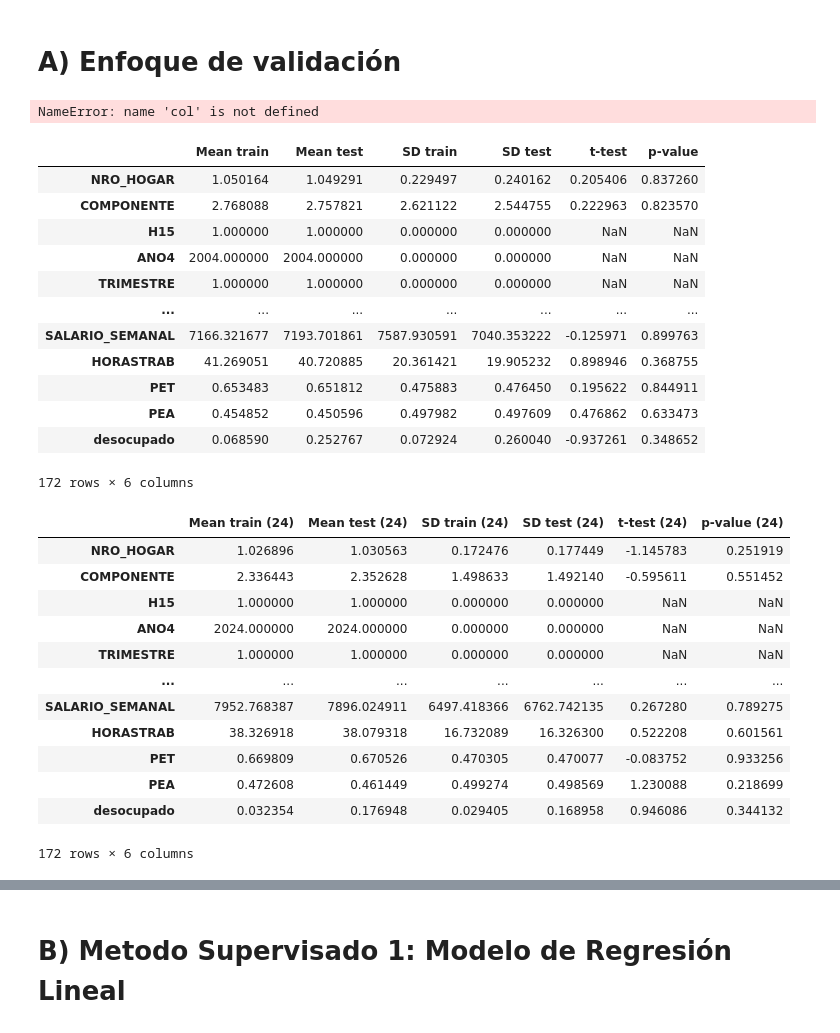
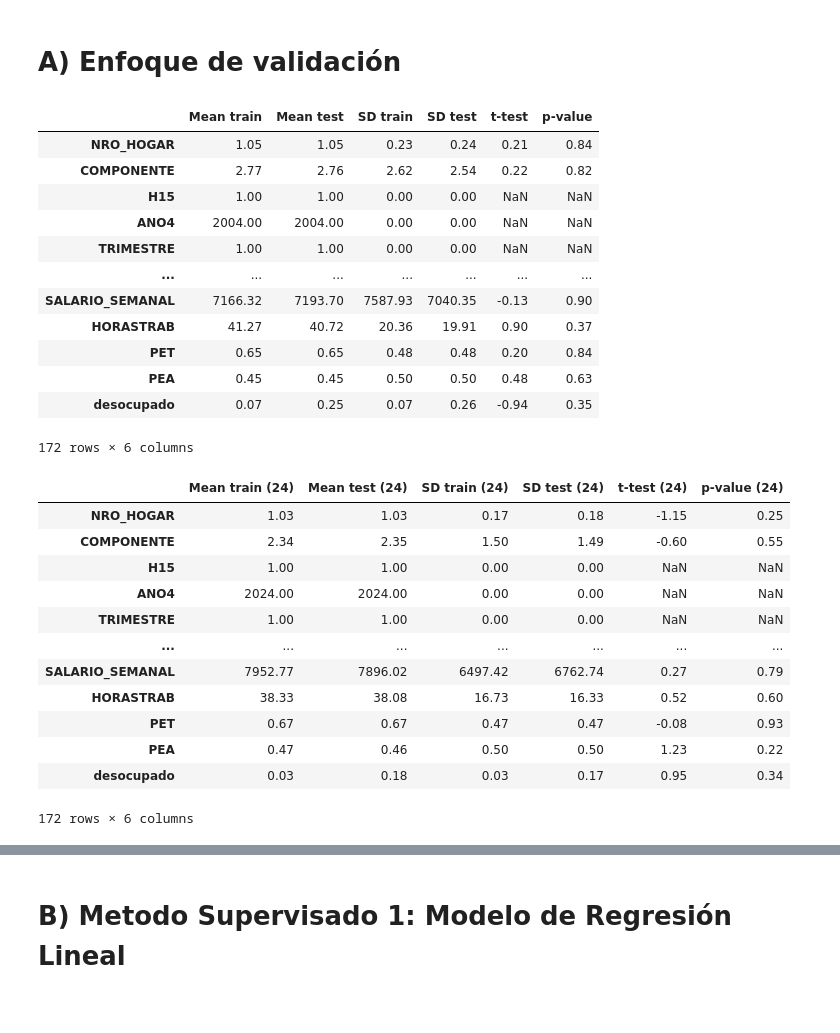
Before and after one commit to PabloPopov/BigDataUBA-Grupo5, a Jupyter notebook: TPs/TP 4/Big_Data_TP4_Grupo5.ipynb, the cells around one changed output, grey strips where cells are left out. Cells and saved outputs as stored; diff of their text form; code cells hidden in the pictures.

```diff
--- a/TPs/TP 4/Big_Data_TP4_Grupo5.ipynb
+++ b/TPs/TP 4/Big_Data_TP4_Grupo5.ipynb
@@ -82,50 +82,43 @@ X04_train_num = X04_train.select_dtypes(include='number')
 X04_test_num = X04_test.select_dtypes(include='number')
 X24_train_num = X24_train.select_dtypes(include='number')
 X24_test_num = X24_test.select_dtypes(include='number')
-# %%
-t_stat, p_val = stats.ttest_ind(
-    X04_train_num[col].dropna(),
-    X04_test_num[col].dropna(),
-    equal_var=False
-)
-# %% [output]
-NameError: name 'col' is not defined
 # %%
 estadisticos_2004 = pd.DataFrame(index=X04_train_num.columns)
 
 estadisticos_2004['Mean train'] = X04_train_num.mean()
 estadisticos_2004['Mean test'] = X04_test_num.mean()
 estadisticos_2004['SD train'] = X04_train_num.std()
 estadisticos_2004['SD test'] = X04_test_num.std()
 
 t_values = []
 p_values = []
 for col in X04_train_num.columns:
     t_stat, p_val = stats.ttest_ind(X04_train_num[col].dropna(), X04_test_num[col].dropna(), equal_var=False)
     t_values.append(t_stat)
     p_values.append(p_val)
 
 estadisticos_2004['t-test'] = t_values
 estadisticos_2004['p-value'] = p_values
 
 estadisticos_2004.loc['desocupado'] = [
     y04_train.mean(), y04_train.std(),
     y04_test.mean(), y04_test.std(),
     *stats.ttest_ind(y04_train, y04_test, equal_var=False)
 ]
 
+estadisticos_2004 = round(estadisticos_2004, 2)
 estadisticos_2004
 # %% [output]
 |  | Mean train | Mean test | SD train | SD test | t-test | p-value |
-| NRO_HOGAR | 1.050164 | 1.049291 | 0.229497 | 0.240162 | 0.205406 | 0.837260 |
-| COMPONENTE | 2.768088 | 2.757821 | 2.621122 | 2.544755 | 0.222963 | 0.823570 |
-| H15 | 1.000000 | 1.000000 | 0.000000 | 0.000000 | NaN | NaN |
-| ANO4 | 2004.000000 | 2004.000000 | 0.000000 | 0.000000 | NaN | NaN |
-| TRIMESTRE | 1.000000 | 1.000000 | 0.000000 | 0.000000 | NaN | NaN |
+| NRO_HOGAR | 1.05 | 1.05 | 0.23 | 0.24 | 0.21 | 0.84 |
+| COMPONENTE | 2.77 | 2.76 | 2.62 | 2.54 | 0.22 | 0.82 |
+| H15 | 1.00 | 1.00 | 0.00 | 0.00 | NaN | NaN |
+| ANO4 | 2004.00 | 2004.00 | 0.00 | 0.00 | NaN | NaN |
+| TRIMESTRE | 1.00 | 1.00 | 0.00 | 0.00 | NaN | NaN |
 | ... | ... | ... | ... | ... | ... | ... |
-| SALARIO_SEMANAL | 7166.321677 | 7193.701861 | 7587.930591 | 7040.353222 | -0.125971 | 0.899763 |
-| HORASTRAB | 41.269051 | 40.720885 | 20.361421 | 19.905232 | 0.898946 | 0.368755 |
-| PET | 0.653483 | 0.651812 | 0.475883 | 0.476450 | 0.195622 | 0.844911 |
-| PEA | 0.454852 | 0.450596 | 0.497982 | 0.497609 | 0.476862 | 0.633473 |
-| desocupado | 0.068590 | 0.252767 | 0.072924 | 0.260040 | -0.937261 | 0.348652 |
+| SALARIO_SEMANAL | 7166.32 | 7193.70 | 7587.93 | 7040.35 | -0.13 | 0.90 |
+| HORASTRAB | 41.27 | 40.72 | 20.36 | 19.91 | 0.90 | 0.37 |
+| PET | 0.65 | 0.65 | 0.48 | 0.48 | 0.20 | 0.84 |
+| PEA | 0.45 | 0.45 | 0.50 | 0.50 | 0.48 | 0.63 |
+| desocupado | 0.07 | 0.25 | 0.07 | 0.26 | -0.94 | 0.35 |
 172 rows × 6 columns
@@ -153,18 +148,19 @@ estadisticos_2024.loc['desocupado'] = [
     *stats.ttest_ind(y24_train, y24_test, equal_var=False)
 ]
 
+estadisticos_2024 = round(estadisticos_2024, 2)
 estadisticos_2024
 # %% [output]
 |  | Mean train (24) | Mean test (24) | SD train (24) | SD test (24) | t-test (24) | p-value (24) |
-| NRO_HOGAR | 1.026896 | 1.030563 | 0.172476 | 0.177449 | -1.145783 | 0.251919 |
-| COMPONENTE | 2.336443 | 2.352628 | 1.498633 | 1.492140 | -0.595611 | 0.551452 |
-| H15 | 1.000000 | 1.000000 | 0.000000 | 0.000000 | NaN | NaN |
-| ANO4 | 2024.000000 | 2024.000000 | 0.000000 | 0.000000 | NaN | NaN |
-| TRIMESTRE | 1.000000 | 1.000000 | 0.000000 | 0.000000 | NaN | NaN |
+| NRO_HOGAR | 1.03 | 1.03 | 0.17 | 0.18 | -1.15 | 0.25 |
+| COMPONENTE | 2.34 | 2.35 | 1.50 | 1.49 | -0.60 | 0.55 |
+| H15 | 1.00 | 1.00 | 0.00 | 0.00 | NaN | NaN |
+| ANO4 | 2024.00 | 2024.00 | 0.00 | 0.00 | NaN | NaN |
+| TRIMESTRE | 1.00 | 1.00 | 0.00 | 0.00 | NaN | NaN |
 | ... | ... | ... | ... | ... | ... | ... |
-| SALARIO_SEMANAL | 7952.768387 | 7896.024911 | 6497.418366 | 6762.742135 | 0.267280 | 0.789275 |
-| HORASTRAB | 38.326918 | 38.079318 | 16.732089 | 16.326300 | 0.522208 | 0.601561 |
-| PET | 0.669809 | 0.670526 | 0.470305 | 0.470077 | -0.083752 | 0.933256 |
-| PEA | 0.472608 | 0.461449 | 0.499274 | 0.498569 | 1.230088 | 0.218699 |
-| desocupado | 0.032354 | 0.176948 | 0.029405 | 0.168958 | 0.946086 | 0.344132 |
+| SALARIO_SEMANAL | 7952.77 | 7896.02 | 6497.42 | 6762.74 | 0.27 | 0.79 |
+| HORASTRAB | 38.33 | 38.08 | 16.73 | 16.33 | 0.52 | 0.60 |
+| PET | 0.67 | 0.67 | 0.47 | 0.47 | -0.08 | 0.93 |
+| PEA | 0.47 | 0.46 | 0.50 | 0.50 | 1.23 | 0.22 |
+| desocupado | 0.03 | 0.18 | 0.03 | 0.17 | 0.95 | 0.34 |
 172 rows × 6 columns
```
Also changed, not shown: parts of 3 cells of this notebook.
